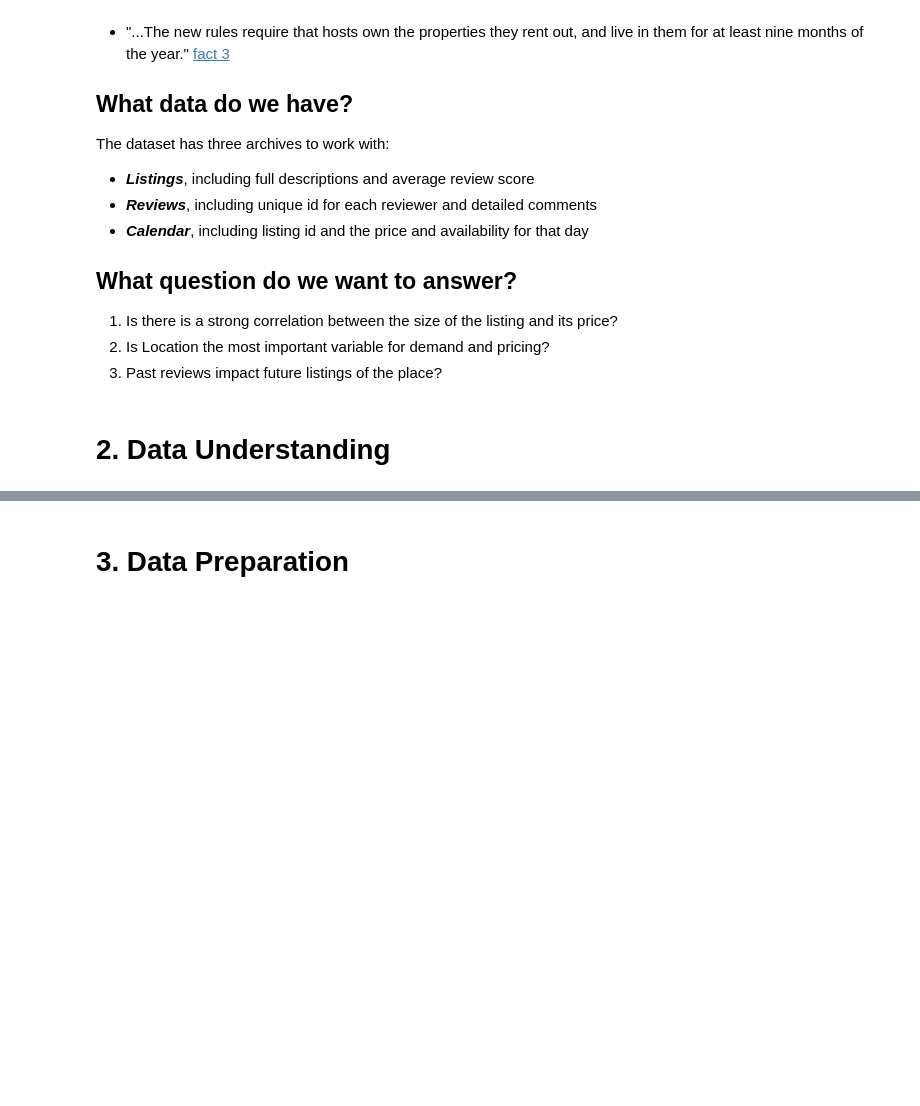
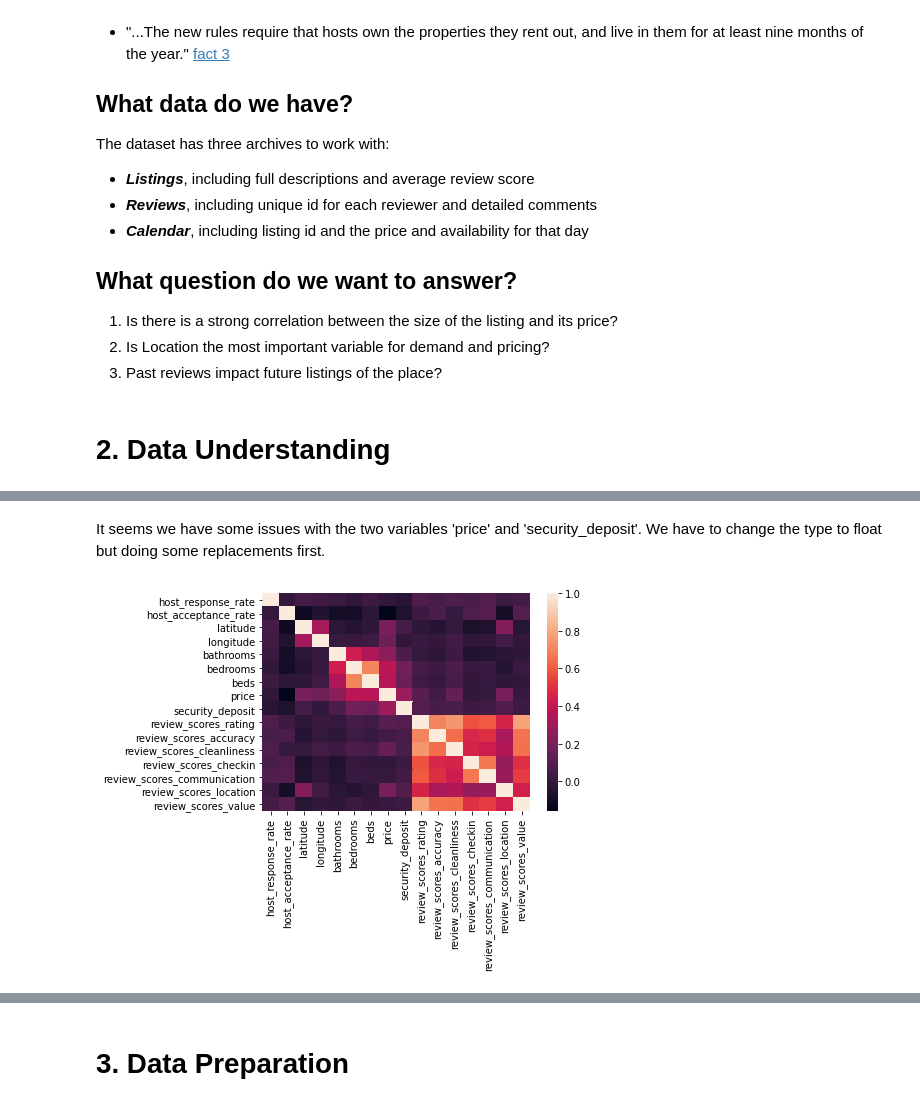
Before and after one commit to mpradam/udacity_p1, a Jupyter notebook: BostonAirBNB.ipynb, the cells around one changed output, grey strips where cells are left out. Cells and saved outputs as stored; diff of their text form; code cells hidden in the pictures; blank space fills up the shorter version.

```diff
--- a/BostonAirBNB.ipynb
+++ b/BostonAirBNB.ipynb
@@ -39,6 +41,6 @@ from sklearn.model_selection import train_test_split
 from sklearn.metrics import r2_score, mean_squared_error
 import seaborn as sns
 
-cal = pd.read_csv('./calendar.csv')
-lis = pd.read_csv('./listings.csv')
-rev = pd.read_csv('./reviews.csv')
+df_lis = pd.read_csv('./listings.csv')
+df_rev = pd.read_csv('./reviews.csv')
+df_cal = pd.read_csv('./calendar.csv')
@@ -53,0 +67,6 @@ cal.head()
+# %%
+df_lis=df_lis[['id','host_since','host_response_time', 'host_response_rate','host_acceptance_rate','host_is_superhost','host_total_listings_count','zipcode','latitude',
+                'longitude','property_type','room_type','accommodates','bathrooms','bedrooms','beds','bed_type','price','security_deposit','guests_included','extra_people',
+                'number_of_reviews', 'review_scores_rating','review_scores_accuracy','review_scores_cleanliness','review_scores_checkin','review_scores_communication',
+                'review_scores_location','review_scores_value','instant_bookable']]
+df_lis.head()
@@ -53,0 +105,26 @@ cal.head()
+# %% [markdown]
+It seems we have some issues with the two variables 'price' and 'security_deposit'. We have to change the type to float but doing some replacements first.
+# %%
+df_lis['price'] = df_lis['price'].str.replace('$', '')
+df_lis['price'] = df_lis['price'].str.replace(',', '')
+df_lis['price']=df_lis['price'].astype('float')
+
+df_lis['security_deposit'] = df_lis['security_deposit'].str.replace('$', '')
+df_lis['security_deposit'] = df_lis['security_deposit'].str.replace(',', '')
+df_lis['security_deposit']=df_lis['security_deposit'].astype('float')
+
+df_lis['host_response_rate'] = df_lis['host_response_rate'].str.replace('%', '')
+df_lis['host_response_rate']=df_lis['host_response_rate'].astype('float')
+
+df_lis['host_acceptance_rate'] = df_lis['host_acceptance_rate'].str.replace('%', '')
+df_lis['host_acceptance_rate']=df_lis['host_acceptance_rate'].astype('float')
+# %%
+# Here we split numeric and categorical variables in two datasets
+l_num_vars = df_lis[df_lis.select_dtypes(include=['float', 'int']).columns]
+l_cat_vars = df_lis[df_lis.select_dtypes(include=['object']).columns]
+# %%
+#Now lets plot some correlations
+sns.heatmap(l_num_vars.corr())
+plt.show()
+# %% [output]
+[figure, added]
```
Also changed, not shown: parts of 23 cells of this notebook.
